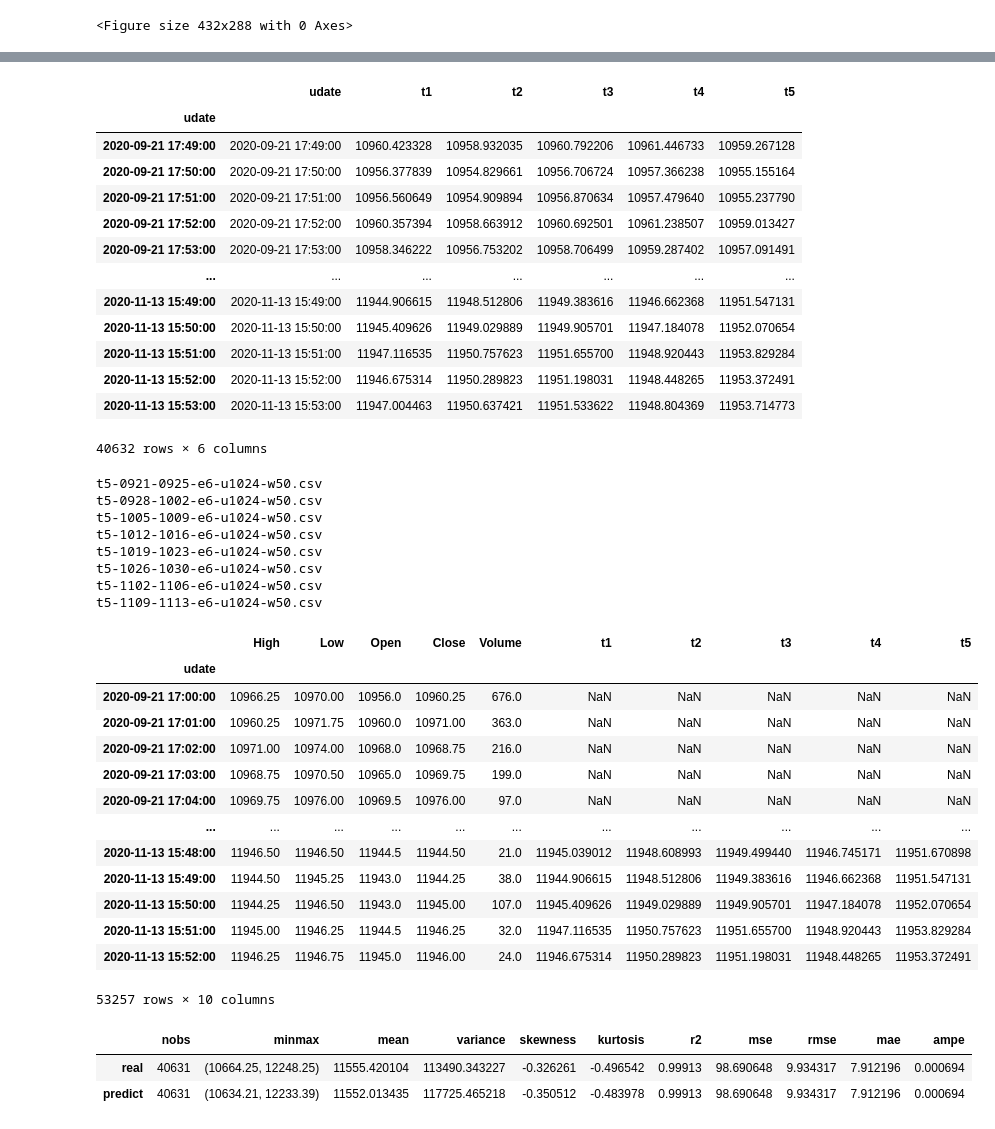
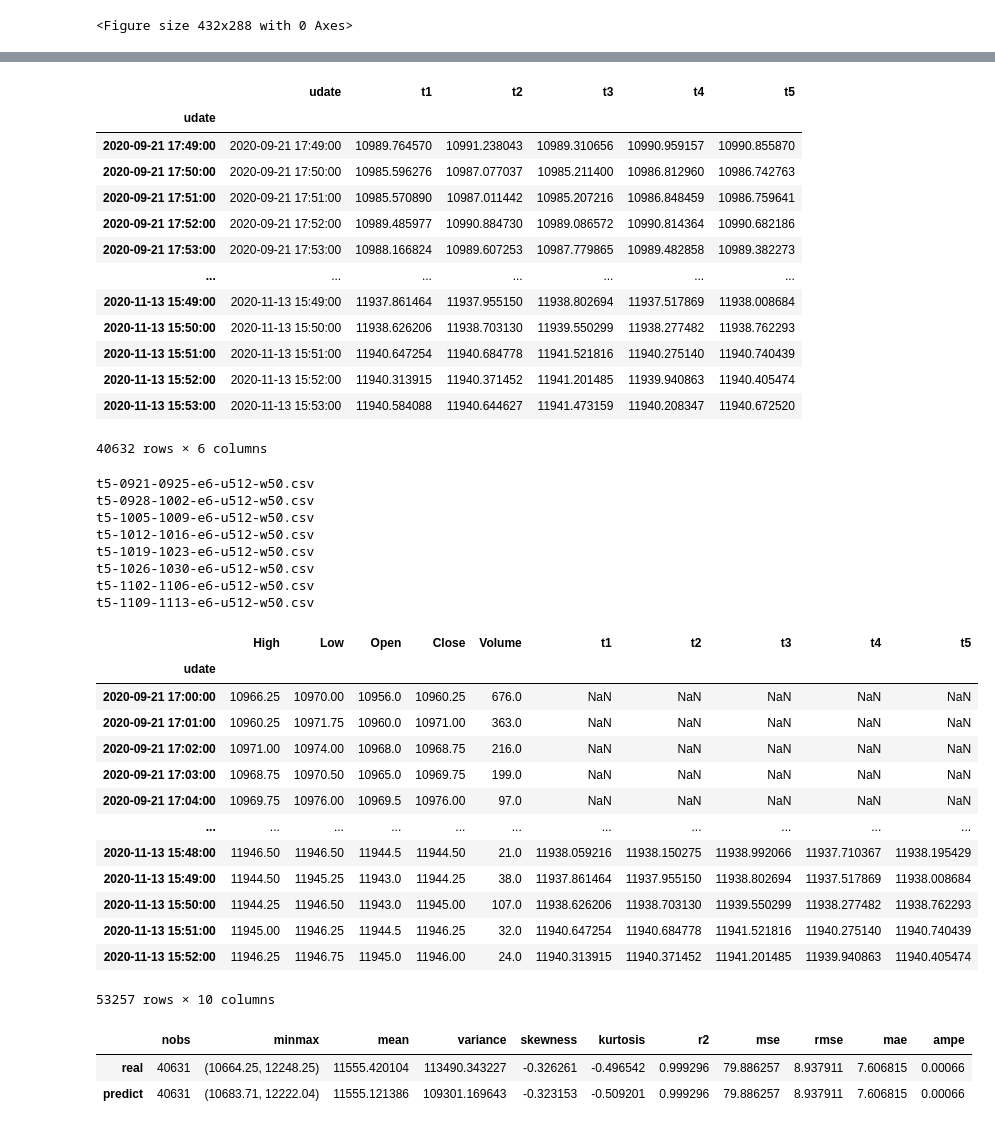
Before and after one commit to webclinic017/dbpower-machine-learning-project, a Jupyter notebook: nq6.ipynb, the cells around one changed output, grey strips where cells are left out. Drawn from its saved outputs; the diff is of its cells as text; code cells hidden in the pictures.

```diff
--- a/nq6.ipynb
+++ b/nq6.ipynb
@@ -492,7 +492,7 @@ print('验证集: X_Valid Data: {}, Y_Valid Data: {}, Date_Valid: {}'.format(x_v
 # 6.1.1 模型参数
 batch_size = 128
 epochs = 6
-units = 1024
+units = 512
 verbose = 1
 no_batches = x_train.shape[0]
 timesteps = x_train.shape[1]
@@ -677,17 +677,17 @@ df8
 # %% [output]
 |  | udate | t1 | t2 | t3 | t4 | t5 |
 | udate |  |  |  |  |  |  |
-| 2020-09-21 17:49:00 | 2020-09-21 17:49:00 | 10960.423328 | 10958.932035 | 10960.792206 | 10961.446733 | 10959.267128 |
-| 2020-09-21 17:50:00 | 2020-09-21 17:50:00 | 10956.377839 | 10954.829661 | 10956.706724 | 10957.366238 | 10955.155164 |
-| 2020-09-21 17:51:00 | 2020-09-21 17:51:00 | 10956.560649 | 10954.909894 | 10956.870634 | 10957.479640 | 10955.237790 |
-| 2020-09-21 17:52:00 | 2020-09-21 17:52:00 | 10960.357394 | 10958.663912 | 10960.692501 | 10961.238507 | 10959.013427 |
-| 2020-09-21 17:53:00 | 2020-09-21 17:53:00 | 10958.346222 | 10956.753202 | 10958.706499 | 10959.287402 | 10957.091491 |
+| 2020-09-21 17:49:00 | 2020-09-21 17:49:00 | 10989.764570 | 10991.238043 | 10989.310656 | 10990.959157 | 10990.855870 |
+| 2020-09-21 17:50:00 | 2020-09-21 17:50:00 | 10985.596276 | 10987.077037 | 10985.211400 | 10986.812960 | 10986.742763 |
+| 2020-09-21 17:51:00 | 2020-09-21 17:51:00 | 10985.570890 | 10987.011442 | 10985.207216 | 10986.848459 | 10986.759641 |
+| 2020-09-21 17:52:00 | 2020-09-21 17:52:00 | 10989.485977 | 10990.884730 | 10989.086572 | 10990.814364 | 10990.682186 |
+| 2020-09-21 17:53:00 | 2020-09-21 17:53:00 | 10988.166824 | 10989.607253 | 10987.779865 | 10989.482858 | 10989.382273 |
 | ... | ... | ... | ... | ... | ... | ... |
-| 2020-11-13 15:49:00 | 2020-11-13 15:49:00 | 11944.906615 | 11948.512806 | 11949.383616 | 11946.662368 | 11951.547131 |
-| 2020-11-13 15:50:00 | 2020-11-13 15:50:00 | 11945.409626 | 11949.029889 | 11949.905701 | 11947.184078 | 11952.070654 |
-| 2020-11-13 15:51:00 | 2020-11-13 15:51:00 | 11947.116535 | 11950.757623 | 11951.655700 | 11948.920443 | 11953.829284 |
-| 2020-11-13 15:52:00 | 2020-11-13 15:52:00 | 11946.675314 | 11950.289823 | 11951.198031 | 11948.448265 | 11953.372491 |
-| 2020-11-13 15:53:00 | 2020-11-13 15:53:00 | 11947.004463 | 11950.637421 | 11951.533622 | 11948.804369 | 11953.714773 |
+| 2020-11-13 15:49:00 | 2020-11-13 15:49:00 | 11937.861464 | 11937.955150 | 11938.802694 | 11937.517869 | 11938.008684 |
+| 2020-11-13 15:50:00 | 2020-11-13 15:50:00 | 11938.626206 | 11938.703130 | 11939.550299 | 11938.277482 | 11938.762293 |
+| 2020-11-13 15:51:00 | 2020-11-13 15:51:00 | 11940.647254 | 11940.684778 | 11941.521816 | 11940.275140 | 11940.740439 |
+| 2020-11-13 15:52:00 | 2020-11-13 15:52:00 | 11940.313915 | 11940.371452 | 11941.201485 | 11939.940863 | 11940.405474 |
+| 2020-11-13 15:53:00 | 2020-11-13 15:53:00 | 11940.584088 | 11940.644627 | 11941.473159 | 11940.208347 | 11940.672520 |
 40632 rows × 6 columns
 # %%
 # 11.1
@@ -715,7 +715,7 @@ if is_y_label_m_to_n:
 else:
     path_name_2 = str(t_pus_no)+'mins'
 
-# 11.3 save1
+# 11.3.1 save1
 path_1 = os.path.abspath(os.path.join('data', 'nq', 'prediction', path_name_2+'-0921-1113-e'+ str(epochs) +'-u'+ str(units) + '-w' + str(window_size) + path_name+ '.csv'))
 if os.path.exists(path_1):
     os.remove(path_1)
@@ -724,52 +724,58 @@ mask5 = ((df9_3.index >= start3) & (df9_3.index <= start2)) # 窗口步長
 mask6 = ((df9_3.index >= start2) & (df9_3.index <= end2) & (df9_3[k9] > 0)) # 預測
 df9_4 = df9_3.loc[(mask5 | mask6)]
 df9_4.to_csv(path_1)
+
+# 11.3.2 save3
+path_3 = os.path.abspath(os.path.join('data', 'nq', 'prediction', 'nq-prediction.csv'))
+if os.path.exists(path_3):
+    os.remove(path_3)
+df9_4.to_csv(path_3)
 
 # 11.4 save2
 days9 = [[datetime(2020, 9, 21, 17, 0, 0), datetime(2020, 9, 25, 16, 0, 0)],
          [datetime(2020, 9, 28, 17, 0, 0), datetime(2020, 10, 2, 16, 0, 0)],
          [datetime(2020, 10, 5, 17, 0, 0), datetime(2020, 10, 9, 16, 0, 0)],
          [datetime(2020, 10, 12, 17, 0, 0), datetime(2020, 10, 16, 16, 0, 0)],
          [datetime(2020, 10, 19, 17, 0, 0), datetime(2020, 10, 23, 16, 0, 0)],
          [datetime(2020, 10, 26, 17, 0, 0), datetime(2020, 10, 30, 16, 0, 0)],
          [datetime(2020, 11, 2, 17, 0, 0), datetime(2020, 11, 6, 16, 0, 0)],
          [datetime(2020, 11, 9, 17, 0, 0), datetime(2020, 11, 13, 16, 0, 0)]]
 for v9 in days9:
     df9_5 = df9_3.copy(deep=True)
     start4 = v9[0] + timedelta(minutes=t_pus_no+window_size) # 窗口步長
     mask7 = ((df9_5.index >= v9[0]) & (df9_5.index <= start4)) # 窗口步長
     mask8 = ((df9_5.index >= start4) & (df9_5.index <= v9[1]) & (df9_5[k9] > 0)) # 預測
     df9_6 = df9_5.loc[mask7 | mask8]
     file_name_1 = path_name_2+'-'+ str(v9[0].month).zfill(2) + str(v9[0].day).zfill(2) +'-'+ str(v9[1].month).zfill(2) + str(v9[1].day).zfill(2) + '-e' + str(epochs) +'-u'+ str(units) + '-w' + str(window_size) + path_name + '.csv'
     path_2 = os.path.abspath(os.path.join('data', 'nq', 'prediction', file_name_1))
     if os.path.exists(path_2):
         os.remove(path_2)
     df9_6.to_csv(path_2)
     print(file_name_1)
 
 df9_3
 # %% [output]
-t5-0921-0925-e6-u1024-w50.csv
-t5-0928-1002-e6-u1024-w50.csv
-t5-1005-1009-e6-u1024-w50.csv
-t5-1012-1016-e6-u1024-w50.csv
-t5-1019-1023-e6-u1024-w50.csv
-t5-1026-1030-e6-u1024-w50.csv
-t5-1102-1106-e6-u1024-w50.csv
-t5-1109-1113-e6-u1024-w50.csv
+t5-0921-0925-e6-u512-w50.csv
+t5-0928-1002-e6-u512-w50.csv
+t5-1005-1009-e6-u512-w50.csv
+t5-1012-1016-e6-u512-w50.csv
+t5-1019-1023-e6-u512-w50.csv
+t5-1026-1030-e6-u512-w50.csv
+t5-1102-1106-e6-u512-w50.csv
+t5-1109-1113-e6-u512-w50.csv
 |  | High | Low | Open | Close | Volume | t1 | t2 | t3 | t4 | t5 |
 | udate |  |  |  |  |  |  |  |  |  |  |
 | 2020-09-21 17:00:00 | 10966.25 | 10970.00 | 10956.0 | 10960.25 | 676.0 | NaN | NaN | NaN | NaN | NaN |
 | 2020-09-21 17:01:00 | 10960.25 | 10971.75 | 10960.0 | 10971.00 | 363.0 | NaN | NaN | NaN | NaN | NaN |
 | 2020-09-21 17:02:00 | 10971.00 | 10974.00 | 10968.0 | 10968.75 | 216.0 | NaN | NaN | NaN | NaN | NaN |
 | 2020-09-21 17:03:00 | 10968.75 | 10970.50 | 10965.0 | 10969.75 | 199.0 | NaN | NaN | NaN | NaN | NaN |
 | 2020-09-21 17:04:00 | 10969.75 | 10976.00 | 10969.5 | 10976.00 | 97.0 | NaN | NaN | NaN | NaN | NaN |
 | ... | ... | ... | ... | ... | ... | ... | ... | ... | ... | ... |
-| 2020-11-13 15:48:00 | 11946.50 | 11946.50 | 11944.5 | 11944.50 | 21.0 | 11945.039012 | 11948.608993 | 11949.499440 | 11946.745171 | 11951.670898 |
-| 2020-11-13 15:49:00 | 11944.50 | 11945.25 | 11943.0 | 11944.25 | 38.0 | 11944.906615 | 11948.512806 | 11949.383616 | 11946.662368 | 11951.547131 |
-| 2020-11-13 15:50:00 | 11944.25 | 11946.50 | 11943.0 | 11945.00 | 107.0 | 11945.409626 | 11949.029889 | 11949.905701 | 11947.184078 | 11952.070654 |
-| 2020-11-13 15:51:00 | 11945.00 | 11946.25 | 11944.5 | 11946.25 | 32.0 | 11947.116535 | 11950.757623 | 11951.655700 | 11948.920443 | 11953.829284 |
-| 2020-11-13 15:52:00 | 11946.25 | 11946.75 | 11945.0 | 11946.00 | 24.0 | 11946.675314 | 11950.289823 | 11951.198031 | 11948.448265 | 11953.372491 |
+| 2020-11-13 15:48:00 | 11946.50 | 11946.50 | 11944.5 | 11944.50 | 21.0 | 11938.059216 | 11938.150275 | 11938.992066 | 11937.710367 | 11938.195429 |
+| 2020-11-13 15:49:00 | 11944.50 | 11945.25 | 11943.0 | 11944.25 | 38.0 | 11937.861464 | 11937.955150 | 11938.802694 | 11937.517869 | 11938.008684 |
+| 2020-11-13 15:50:00 | 11944.25 | 11946.50 | 11943.0 | 11945.00 | 107.0 | 11938.626206 | 11938.703130 | 11939.550299 | 11938.277482 | 11938.762293 |
+| 2020-11-13 15:51:00 | 11945.00 | 11946.25 | 11944.5 | 11946.25 | 32.0 | 11940.647254 | 11940.684778 | 11941.521816 | 11940.275140 | 11940.740439 |
+| 2020-11-13 15:52:00 | 11946.25 | 11946.75 | 11945.0 | 11946.00 | 24.0 | 11940.313915 | 11940.371452 | 11941.201485 | 11939.940863 | 11940.405474 |
 53257 rows × 10 columns
 # %%
 # 12 save mixmax scaler
@@ -798,5 +804,5 @@ df12_1 = pd.DataFrame([list(stats_1)+result1, list(stats_2)+result1], columns=li
 df12_1
 # %% [output]
 |  | nobs | minmax | mean | variance | skewness | kurtosis | r2 | mse | rmse | mae | ampe |
-| real | 40631 | (10664.25, 12248.25) | 11555.420104 | 113490.343227 | -0.326261 | -0.496542 | 0.99913 | 98.690648 | 9.934317 | 7.912196 | 0.000694 |
-| predict | 40631 | (10634.21, 12233.39) | 11552.013435 | 117725.465218 | -0.350512 | -0.483978 | 0.99913 | 98.690648 | 9.934317 | 7.912196 | 0.000694 |
+| real | 40631 | (10664.25, 12248.25) | 11555.420104 | 113490.343227 | -0.326261 | -0.496542 | 0.999296 | 79.886257 | 8.937911 | 7.606815 | 0.00066 |
+| predict | 40631 | (10683.71, 12222.04) | 11555.121386 | 109301.169643 | -0.323153 | -0.509201 | 0.999296 | 79.886257 | 8.937911 | 7.606815 | 0.00066 |
```
Also changed, not shown: parts of 3 cells of this notebook.
